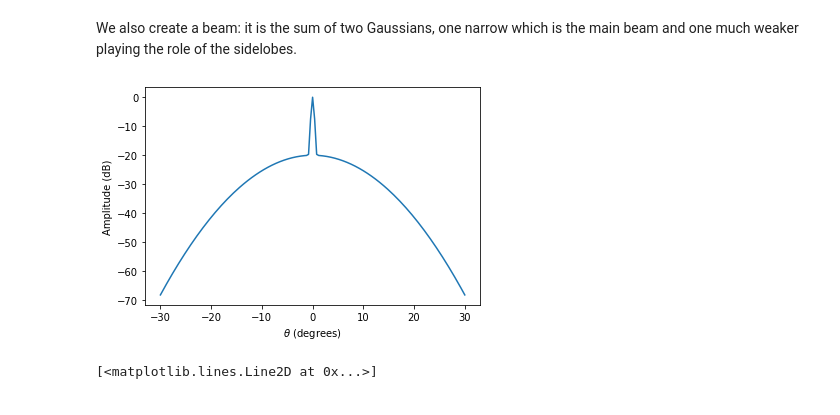
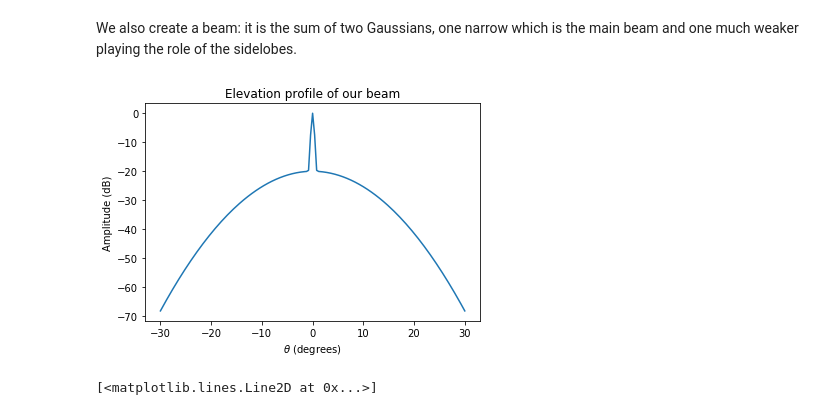
Before and after one commit to AdriJD/beamconv, a Jupyter notebook: notebooks/ground_ssn_scan.ipynb, the cells around one changed output. Cells and saved outputs as stored; diff of their text form; code cells hidden in the pictures.

```diff
--- a/notebooks/ground_ssn_scan.ipynb
+++ b/notebooks/ground_ssn_scan.ipynb
@@ -40,20 +40,22 @@ We also create a beam: it is the sum of two Gaussians, one narrow which is the m
 # %%
 fwhm = np.radians(.5)#main beam, 30 arcmin
 side_fwhm = np.radians(15)#sidelobe, 15 degree fwhm!
 #1d example
 tht = np.linspace(-np.pi/6, np.pi/6, 151)
 beam_1d =  0.99*np.exp(-tht**2/(2*(fwhm/2.355)**2))+0.01*np.exp(-tht**2/(2*(side_fwhm/2.355)**2))
 #beam_1d =  np.exp(-tht**2/(2*(fwhm/2.355)**2))
 plt.plot(tht/np.pi*180., 10*np.log10(beam_1d))
 plt.xlabel(r'$\theta$ (degrees)')
 plt.ylabel('Amplitude (dB)')
+plt.title('Elevation profile of our beam')
+
 #Now the full sky-beam
 beam = 0.99*np.exp(-theta**2/(2*(fwhm/2.355)**2))+0.01*np.exp(-theta**2/(2*(side_fwhm/2.355)**2))
-#beam = np.exp(-theta**2/(2*(fwhm/2.355)**2))
+#off-center secondary
 blm = hp.map2alm([beam, beam, np.zeros(hp.nside2npix(nside))], lmax=lmax, mmax=lmax)
 np.save('./ancillary/gaussian_with_sidelobe', blm, allow_pickle=True)
 # %% [output]
-[figure, old version]
+[figure, new version]
 # %%
 plt.plot(np.absolute(blm[0, hp.Alm.getidx(700, np.arange(700),0)]))
 # %% [output]
```
Also changed, not shown: parts of 7 cells of this notebook.
